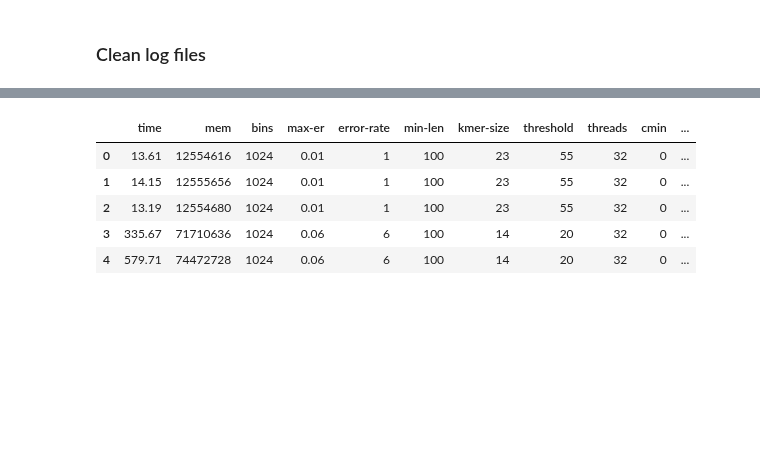
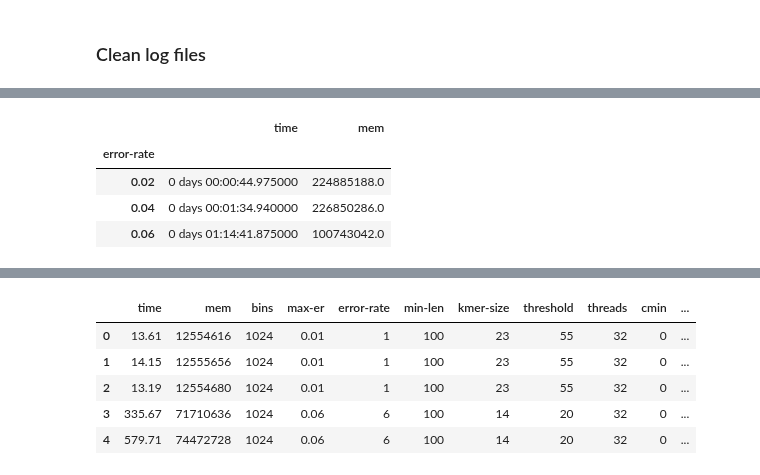
Before and after one commit to eaasna/DREAM-stellar-benchmark, a Jupyter notebook: work-python/runtime-results/Reference genomes (masked).ipynb, the cells around one changed output, grey strips where cells are left out. Saved outputs shown, nothing was run; the diff lists cells and outputs as text; code cells hidden in the pictures; blank space fills up the shorter version.

```diff
--- a/work-python/runtime-results/Reference genomes (masked).ipynb
+++ b/work-python/runtime-results/Reference genomes (masked).ipynb
@@ -92,0 +139,9 @@ def give_ungapped_kmer_stats(df):
+# %%
+time_d["dist_stellar"]["error-rate"] = time_d["dist_stellar"]["command"].str.split(' ',expand=True)[14]
+time_d["dist_stellar"].groupby('error-rate')[["time", "mem"]].mean()
+# %% [output]
+|  | time | mem |
+| error-rate |  |  |
+| 0.02 | 0 days 00:00:44.975000 | 224885188.0 |
+| 0.04 | 0 days 00:01:34.940000 | 226850286.0 |
+| 0.06 | 0 days 01:14:41.875000 | 100743042.0 |
```
Also changed, not shown: parts of 8 cells of this notebook, 6 other files.
